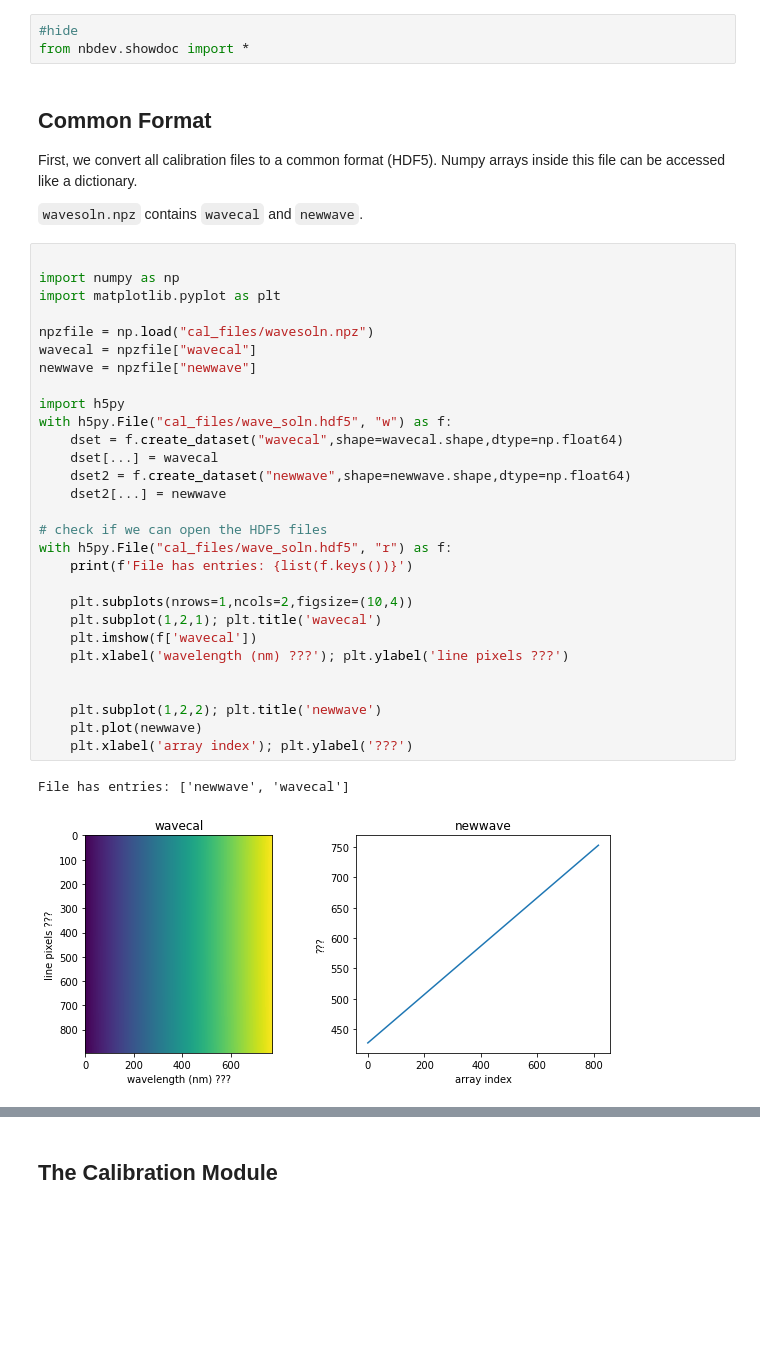
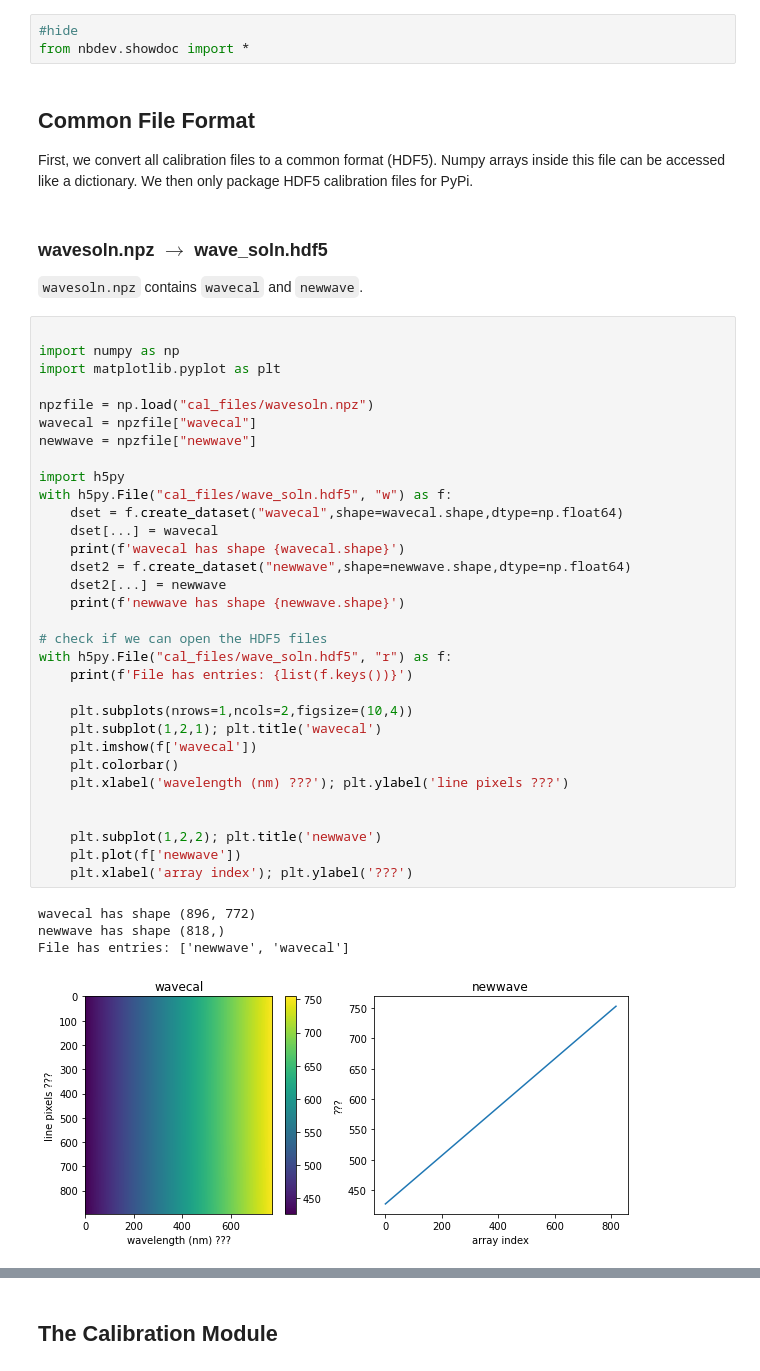
Before and after one commit to YiweiMao/openhsi, a Jupyter notebook: 00_calibrate.ipynb, the cells around one changed output, grey strips where cells are left out. Drawn from its saved outputs; the diff is of its cells as text; blank space fills up the shorter version.

Commit message:
refactor calibration a bit

```diff
--- a/00_calibrate.ipynb
+++ b/00_calibrate.ipynb
@@ -8,40 +10,47 @@
 #hide
 from nbdev.showdoc import *
 # %% [markdown]
-## Common Format
-First, we convert all calibration files to a common format (HDF5). Numpy arrays inside this file can be accessed like a dictionary.
-
-`wavesoln.npz` contains `wavecal` and `newwave`.
+## Common File Format
+First, we convert all calibration files to a common format (HDF5). Numpy arrays inside this file can be accessed like a dictionary. We then only package HDF5 calibration files for PyPi.
+# %% [markdown]
+### wavesoln.npz $\rightarrow$ wave_soln.hdf5
+
+`wavesoln.npz` contains `wavecal` and `newwave`.
 # %%
 
 import numpy as np
 import matplotlib.pyplot as plt
 
 npzfile = np.load("cal_files/wavesoln.npz")
 wavecal = npzfile["wavecal"]
 newwave = npzfile["newwave"]
 
 import h5py
 with h5py.File("cal_files/wave_soln.hdf5", "w") as f:
     dset = f.create_dataset("wavecal",shape=wavecal.shape,dtype=np.float64)
     dset[...] = wavecal
+    print(f'wavecal has shape {wavecal.shape}')
     dset2 = f.create_dataset("newwave",shape=newwave.shape,dtype=np.float64)
     dset2[...] = newwave
+    print(f'newwave has shape {newwave.shape}')
 
 # check if we can open the HDF5 files
 with h5py.File("cal_files/wave_soln.hdf5", "r") as f:
     print(f'File has entries: {list(f.keys())}')
 
     plt.subplots(nrows=1,ncols=2,figsize=(10,4))
     plt.subplot(1,2,1); plt.title('wavecal')
     plt.imshow(f['wavecal'])
+    plt.colorbar()
     plt.xlabel('wavelength (nm) ???'); plt.ylabel('line pixels ???')
 
 
     plt.subplot(1,2,2); plt.title('newwave')
-    plt.plot(newwave)
+    plt.plot(f['newwave'])
     plt.xlabel('array index'); plt.ylabel('???')
 # %% [output]
+wavecal has shape (896, 772)
+newwave has shape (818,)
 File has entries: ['newwave', 'wavecal']
-[figure, old version]
+[figure, new version]
 # %% [markdown]
```
Also changed, not shown: parts of 16 cells of this notebook, 18 other files.
